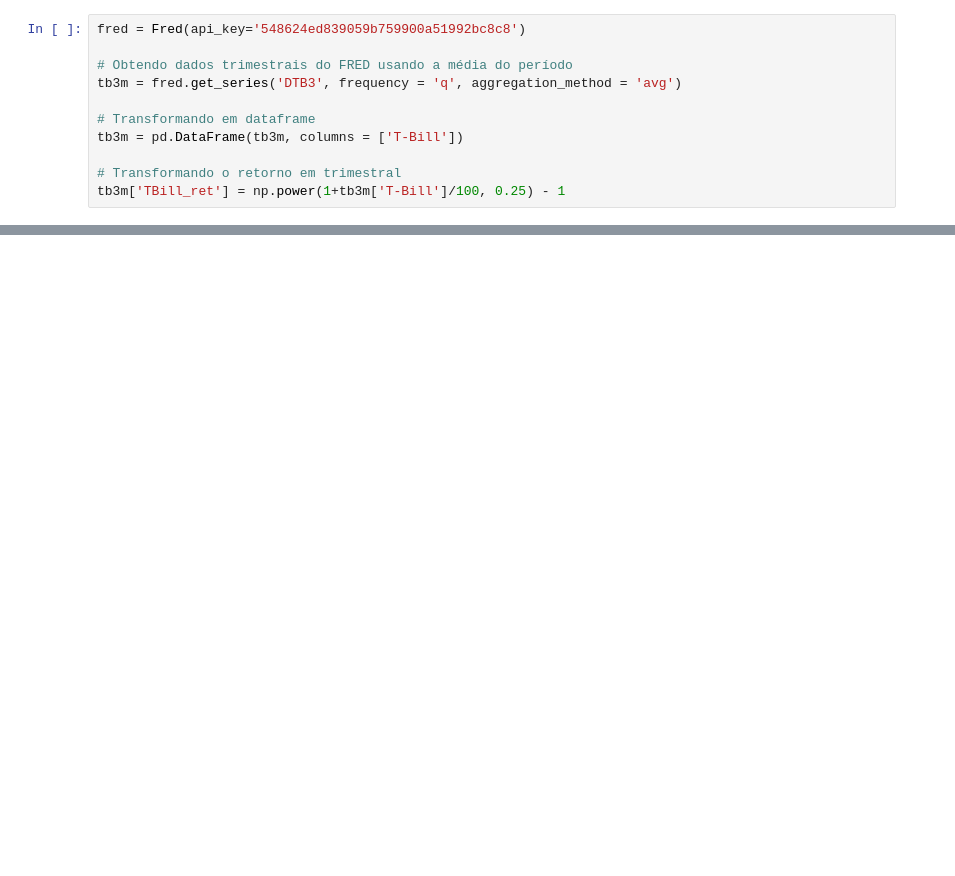
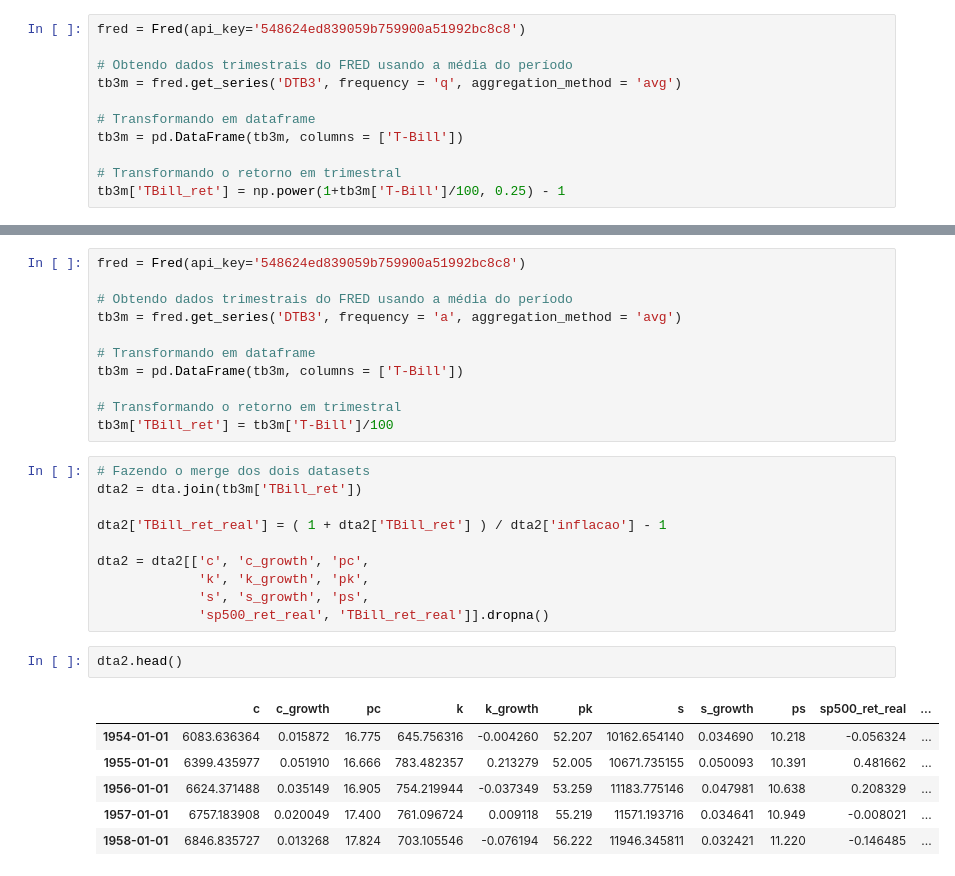
Before and after one commit to lucasestrela/dec_consumo_poupanca, a Jupyter notebook: Lista01_2_Base_de_Dados.ipynb, the cells around one changed output, grey strips where cells are left out. Drawn from its saved outputs; the diff is of its cells as text; blank space fills up the shorter version.

```diff
--- a/Lista01_2_Base_de_Dados.ipynb
+++ b/Lista01_2_Base_de_Dados.ipynb
@@ -174,0 +316,30 @@ dta2.head()
+# %%
+fred = Fred(api_key='548624ed839059b759900a51992bc8c8')
+
+# Obtendo dados trimestrais do FRED usando a média do período
+tb3m = fred.get_series('DTB3', frequency = 'a', aggregation_method = 'avg')
+
+# Transformando em dataframe
+tb3m = pd.DataFrame(tb3m, columns = ['T-Bill'])
+
+# Transformando o retorno em trimestral
+tb3m['TBill_ret'] = tb3m['T-Bill']/100
+# %%
+# Fazendo o merge dos dois datasets
+dta2 = dta.join(tb3m['TBill_ret'])
+
+dta2['TBill_ret_real'] = ( 1 + dta2['TBill_ret'] ) / dta2['inflacao'] - 1
+
+dta2 = dta2[['c', 'c_growth', 'pc',
+             'k', 'k_growth', 'pk',
+             's', 's_growth', 'ps',
+             'sp500_ret_real', 'TBill_ret_real']].dropna()
+# %%
+dta2.head()
+# %% [output]
+|  | c | c_growth | pc | k | k_growth | pk | s | s_growth | ps | sp500_ret_real | ... |
+| 1954-01-01 | 6083.636364 | 0.015872 | 16.775 | 645.756316 | -0.004260 | 52.207 | 10162.654140 | 0.034690 | 10.218 | -0.056324 | ... |
+| 1955-01-01 | 6399.435977 | 0.051910 | 16.666 | 783.482357 | 0.213279 | 52.005 | 10671.735155 | 0.050093 | 10.391 | 0.481662 | ... |
+| 1956-01-01 | 6624.371488 | 0.035149 | 16.905 | 754.219944 | -0.037349 | 53.259 | 11183.775146 | 0.047981 | 10.638 | 0.208329 | ... |
+| 1957-01-01 | 6757.183908 | 0.020049 | 17.400 | 761.096724 | 0.009118 | 55.219 | 11571.193716 | 0.034641 | 10.949 | -0.008021 | ... |
+| 1958-01-01 | 6846.835727 | 0.013268 | 17.824 | 703.105546 | -0.076194 | 56.222 | 11946.345811 | 0.032421 | 11.220 | -0.146485 | ... |
```
Also changed, not shown: parts of 14 cells of this notebook.
